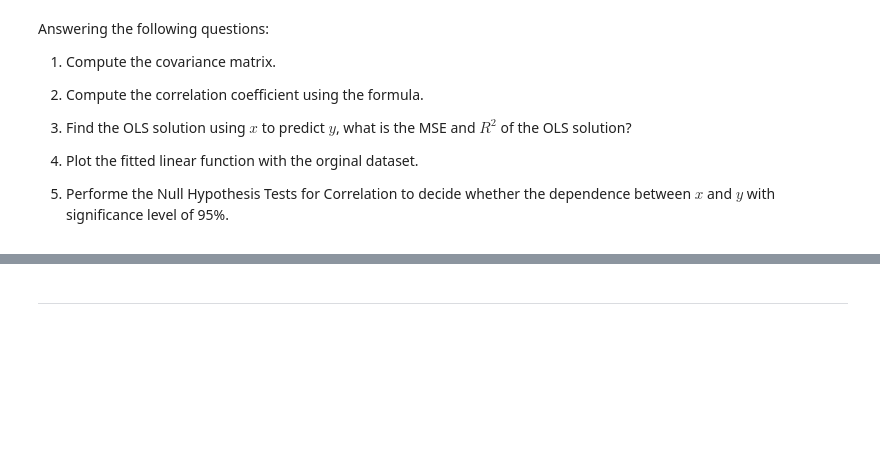
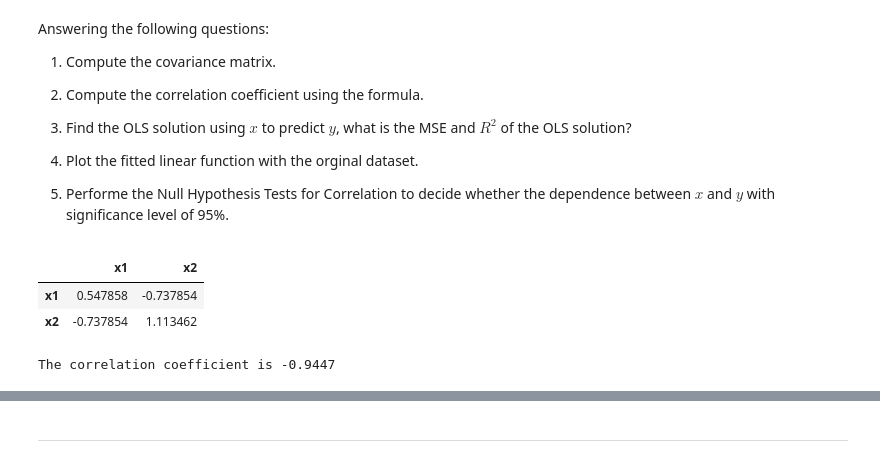
Before and after one commit to colerottenberg/Homework5, a Jupyter notebook: Homework 5 Part 2.ipynb, the cells around one changed output, grey strips where cells are left out. Drawn from its saved outputs; the diff is of its cells as text; code cells hidden in the pictures; blank space fills up the shorter version.

```diff
--- a/Homework 5 Part 2.ipynb
+++ b/Homework 5 Part 2.ipynb
@@ -239,3 +265,19 @@ Answering the following questions:
 4. Plot the fitted linear function with the orginal dataset.
 
 5. Performe the Null Hypothesis Tests for Correlation to decide whether the dependence between $x$ and $y$ with significance level of 95%.
+# %%
+X_df = pd.DataFrame(data=X, columns=['x1', 'x2'])
+# 1. Compute the covariance matrix.
+X_df.cov()
+# %% [output]
+|  | x1 | x2 |
+| x1 | 0.547858 | -0.737854 |
+| x2 | -0.737854 | 1.113462 |
+# %%
+# 2. Compute the correlation coefficient using the formula.
+# the formula is cov(X, Y) / (std(X) * std(Y))
+cov_matrix = X_df.cov()
+corr = cov_matrix.iloc[0, 1] / (np.sqrt(cov_matrix.iloc[0, 0]) * np.sqrt(cov_matrix.iloc[1, 1]))
+print(f'The correlation coefficient is {corr:.4f}')
+# %% [output]
+The correlation coefficient is -0.9447
```
Also changed, not shown: parts of 5 cells of this notebook, 1 other file.
